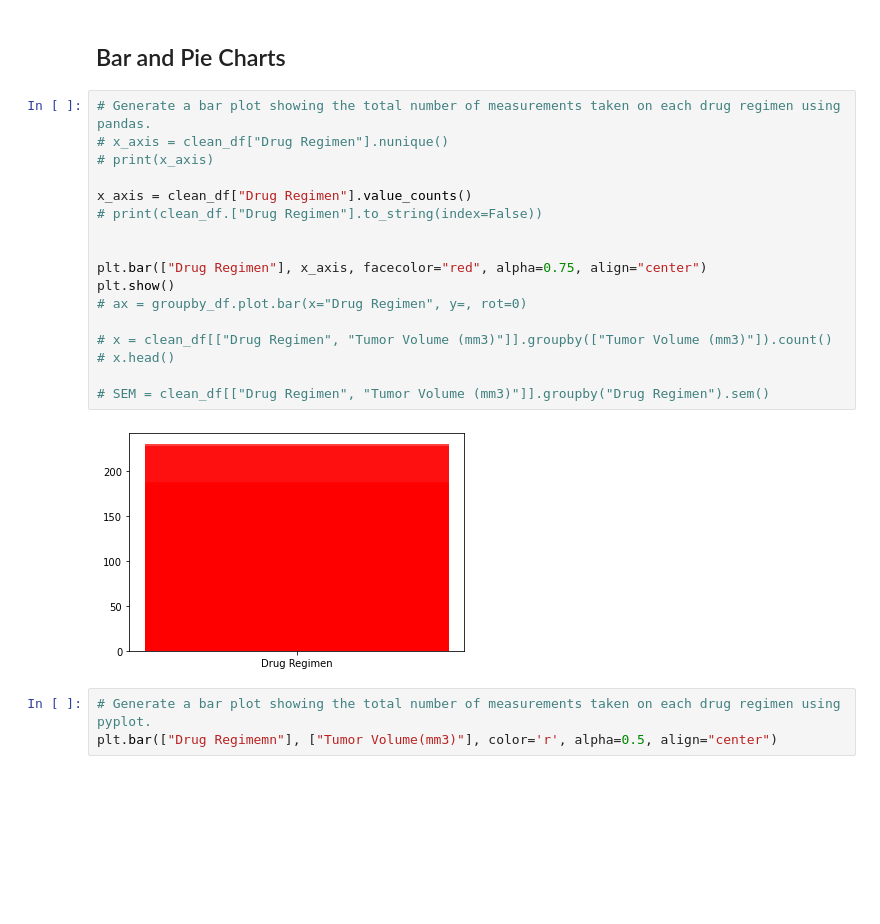
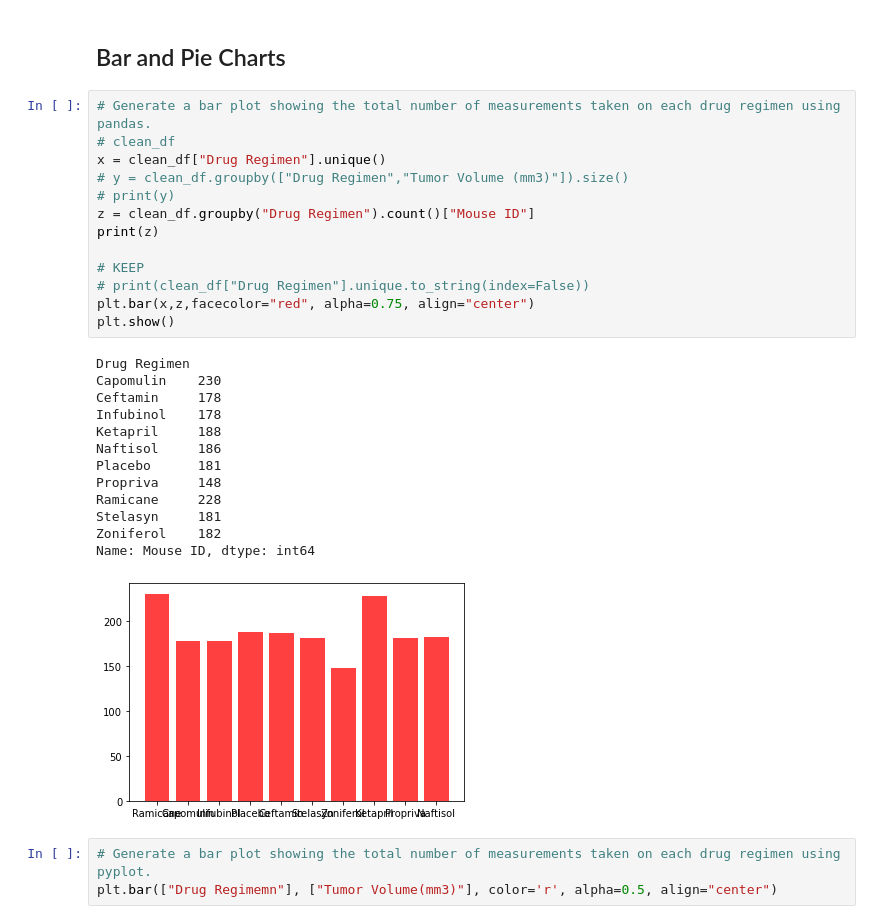
Before and after one commit to jforbis/matplotlib-pymaceuticals, a Jupyter notebook: pymaceuticals_JF.ipynb, the cells around one changed output. Cells and saved outputs as stored; diff of their text form; blank space fills up the shorter version.

Commit message:
save point: got my pandas bar plot configured, need to format next

```diff
--- a/pymaceuticals_JF.ipynb
+++ b/pymaceuticals_JF.ipynb
@@ -134,23 +134,31 @@ clean_agg_df
 ## Bar and Pie Charts
 # %%
 # Generate a bar plot showing the total number of measurements taken on each drug regimen using pandas.
-# x_axis = clean_df["Drug Regimen"].nunique()
-# print(x_axis)
+# clean_df
+x = clean_df["Drug Regimen"].unique()
+# y = clean_df.groupby(["Drug Regimen","Tumor Volume (mm3)"]).size()
+# print(y)
+z = clean_df.groupby("Drug Regimen").count()["Mouse ID"]
+print(z)
 
-x_axis = clean_df["Drug Regimen"].value_counts()
-# print(clean_df.["Drug Regimen"].to_string(index=False))
-
-
-plt.bar(["Drug Regimen"], x_axis, facecolor="red", alpha=0.75, align="center")
+# KEEP
+# print(clean_df["Drug Regimen"].unique.to_string(index=False))
+plt.bar(x,z,facecolor="red", alpha=0.75, align="center")
 plt.show()
-# ax = groupby_df.plot.bar(x="Drug Regimen", y=, rot=0)
-
-# x = clean_df[["Drug Regimen", "Tumor Volume (mm3)"]].groupby(["Tumor Volume (mm3)"]).count()
-# x.head()
-
-# SEM = clean_df[["Drug Regimen", "Tumor Volume (mm3)"]].groupby("Drug Regimen").sem()
 # %% [output]
+Drug Regimen
+Capomulin    230
+Ceftamin     178
+Infubinol    178
+Ketapril     188
+Naftisol     186
+Placebo      181
+Propriva     148
+Ramicane     228
+Stelasyn     181
+Zoniferol    182
+Name: Mouse ID, dtype: int64
-[figure, old version]
+[figure, new version]
 # %%
 # Generate a bar plot showing the total number of measurements taken on each drug regimen using pyplot.
 plt.bar(["Drug Regimemn"], ["Tumor Volume(mm3)"], color='r', alpha=0.5, align="center")
```
